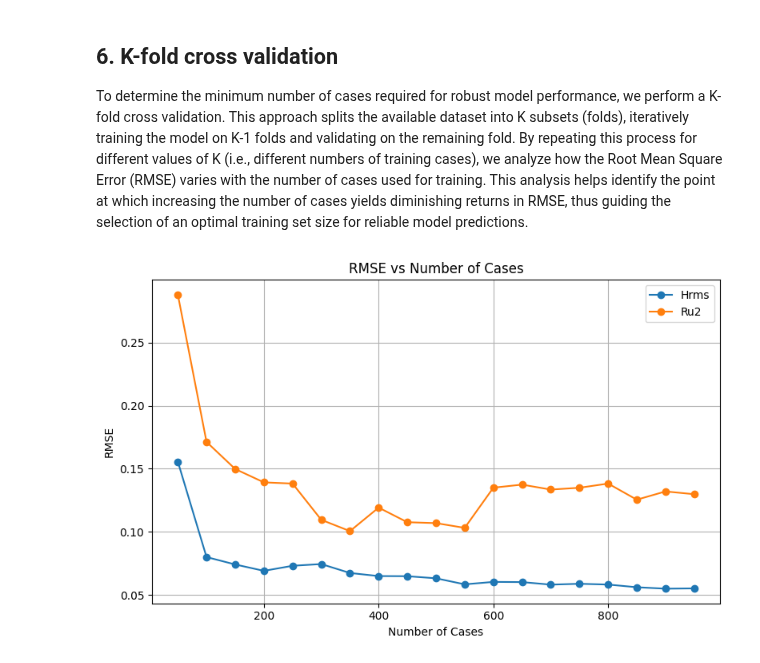
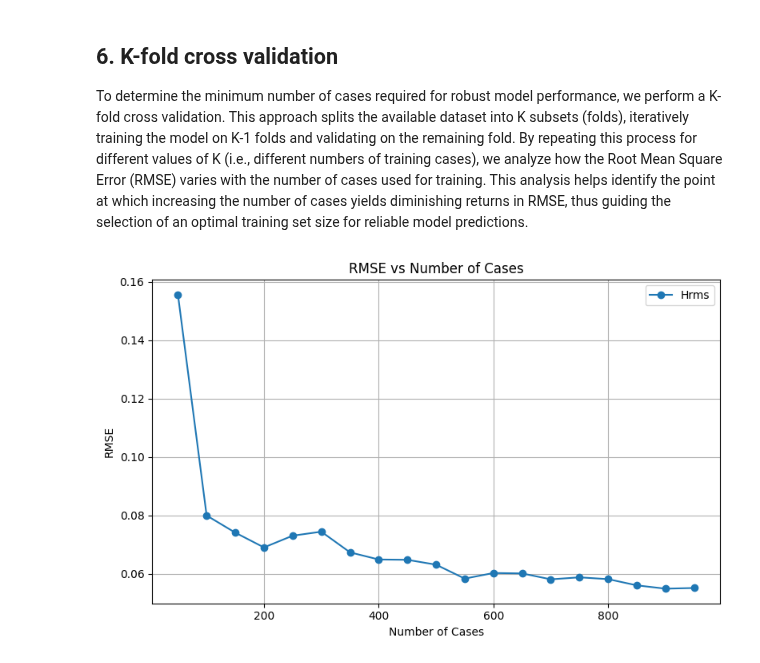
Before and after one commit to JenMontano/BlueMath, a Jupyter notebook: methods/hybrid_downscaling/metamodels/HySwash/Veggy/HySwash_Veggy_2.ipynb, the cells around one changed output. Saved outputs shown, nothing was run; the diff lists cells and outputs as text; code cells hidden in the pictures.

Commit message:
[VFQ] Removed RunUp RMSE graph

```diff
--- a/methods/hybrid_downscaling/metamodels/HySwash/Veggy/HySwash_Veggy_2.ipynb
+++ b/methods/hybrid_downscaling/metamodels/HySwash/Veggy/HySwash_Veggy_2.ipynb
@@ -184,6 +184,6 @@ fig.show()
 
 To determine the minimum number of cases required for robust model performance, we perform a K-fold cross validation. This approach splits the available dataset into K subsets (folds), iteratively training the model on K-1 folds and validating on the remaining fold. By repeating this process for different values of K (i.e., different numbers of training cases), we analyze how the Root Mean Square Error (RMSE) varies with the number of cases used for training. This analysis helps identify the point at which increasing the number of cases yields diminishing returns in RMSE, thus guiding the selection of an optimal training set size for reliable model predictions.
 # %%
-print_rmse(n_cases=960,postprocessed_output=postprocessed_output,mda=mda,vars=["Hrms","Ru2"])
+print_rmse(n_cases=960,postprocessed_output=postprocessed_output,mda=mda,vars=["Hrms"])
 # %% [output]
-[figure, old version]
+[figure, new version]
```
